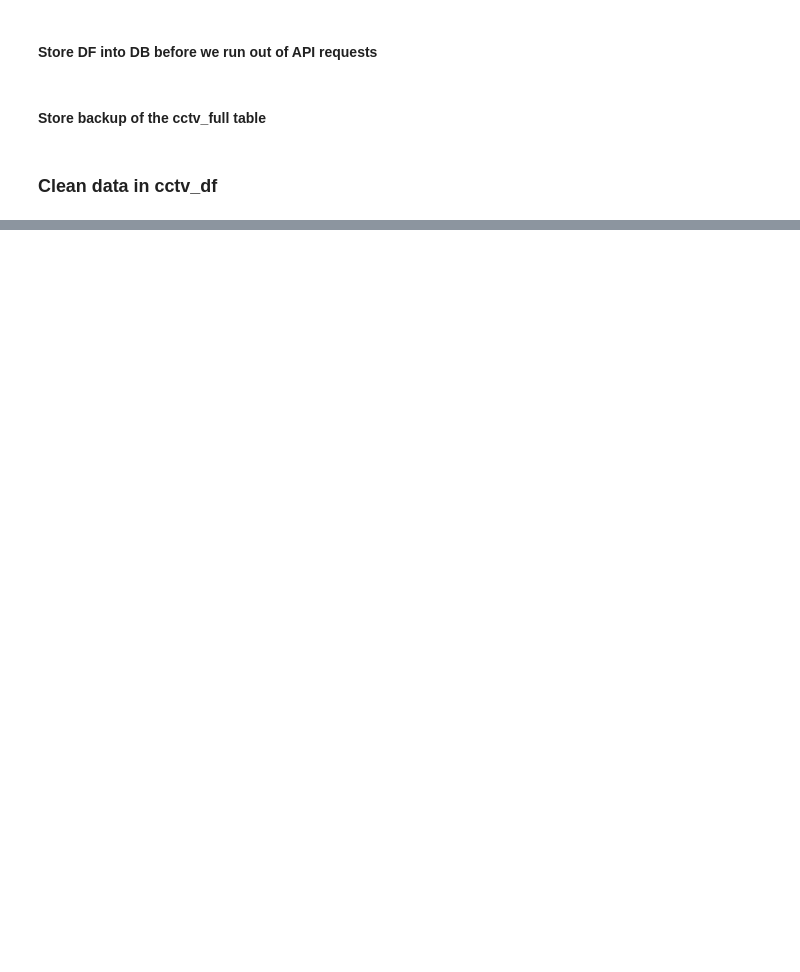
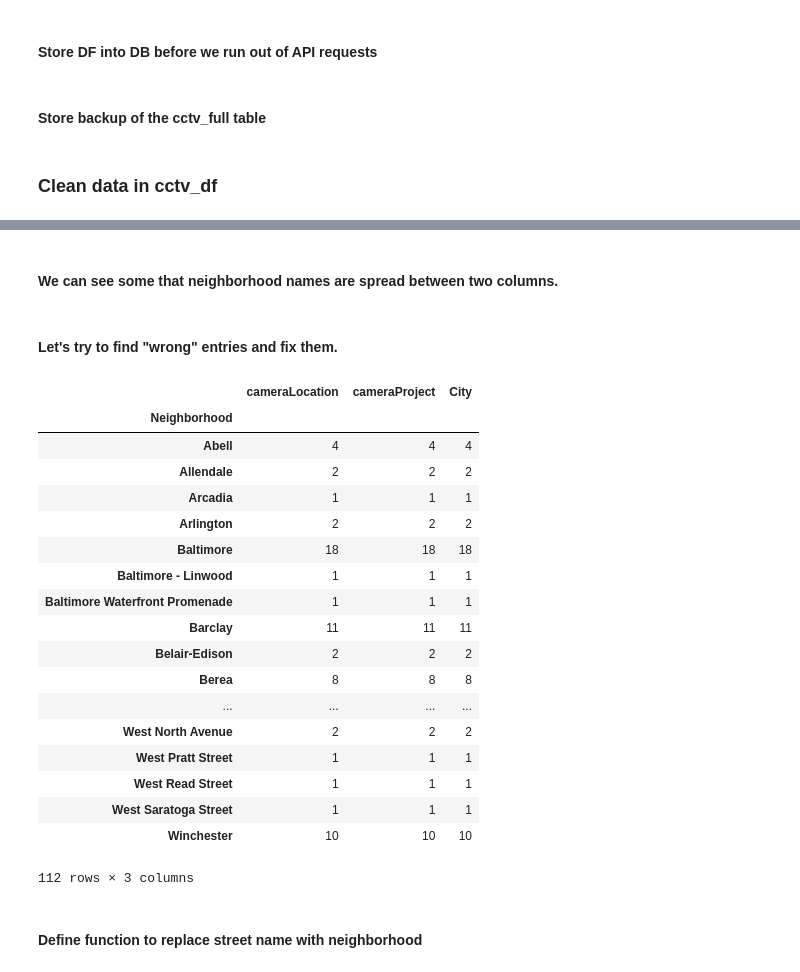
Before and after one commit to tduszyk/Baltimore_Crime, a Jupyter notebook: main.ipynb, the cells around one changed output, grey strips where cells are left out. Saved outputs shown, nothing was run; the diff lists cells and outputs as text; code cells hidden in the pictures; blank space fills up the shorter version.

```diff
--- a/main.ipynb
+++ b/main.ipynb
@@ -145,4 +145,4 @@ cctv_df.to_sql('cctv_full_bck', engine)
 # %% [markdown]
 ### Clean data in cctv_df
 # %%
-cctv_df.drop(columns=['cameraLocation', 'cameraProject', 'Location 1', 'address', 'Building', 'No.', 'Street', 'State', 'Country', 'Other'])
+cctv_clean_df = cctv_df.drop(columns=['cameraNumber', 'Location 1', 'latitude', 'longitude','address', 'Building', 'No.', 'Street', 'State', 'Country', 'Other', 'Other2'])
@@ -167,0 +158,28 @@ cctv_df.drop(columns=['cameraLocation', 'cameraProject', 'Location 1', 'address'
+# %% [markdown]
+#### We can see some that neighborhood names are spread between two columns.
+# %% [markdown]
+#### Let's try to find "wrong" entries and fix them.
+# %%
+cctv_clean_df.groupby('Neighborhood').count()
+# %% [output]
+|  | cameraLocation | cameraProject | City |
+| Neighborhood |  |  |  |
+| Abell | 4 | 4 | 4 |
+| Allendale | 2 | 2 | 2 |
+| Arcadia | 1 | 1 | 1 |
+| Arlington | 2 | 2 | 2 |
+| Baltimore | 18 | 18 | 18 |
+| Baltimore - Linwood | 1 | 1 | 1 |
+| Baltimore Waterfront Promenade | 1 | 1 | 1 |
+| Barclay | 11 | 11 | 11 |
+| Belair-Edison | 2 | 2 | 2 |
+| Berea | 8 | 8 | 8 |
+| ... | ... | ... | ... |
+| West North Avenue | 2 | 2 | 2 |
+| West Pratt Street | 1 | 1 | 1 |
+| West Read Street | 1 | 1 | 1 |
+| West Saratoga Street | 1 | 1 | 1 |
+| Winchester | 10 | 10 | 10 |
+112 rows × 3 columns
+# %% [markdown]
+#### Define function to replace street name with neighborhood
```
Also changed, not shown: parts of 15 cells of this notebook, 2 other files.
